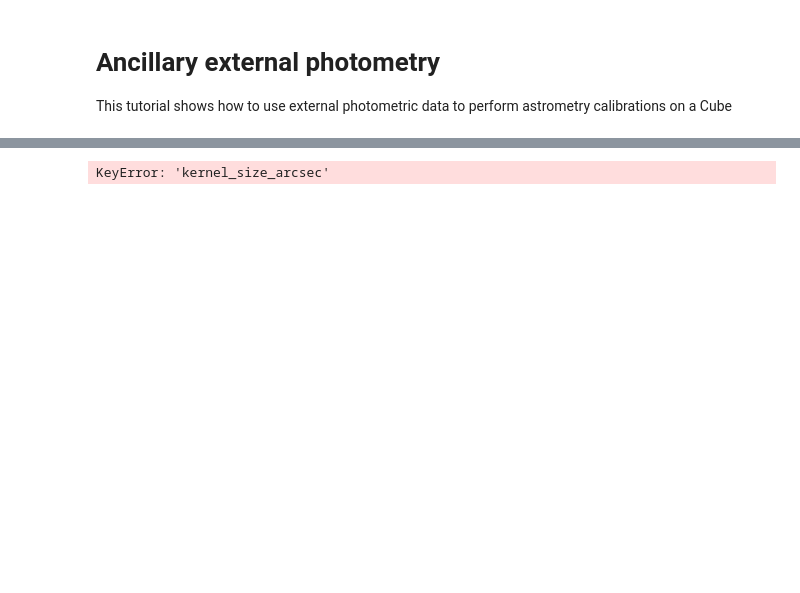
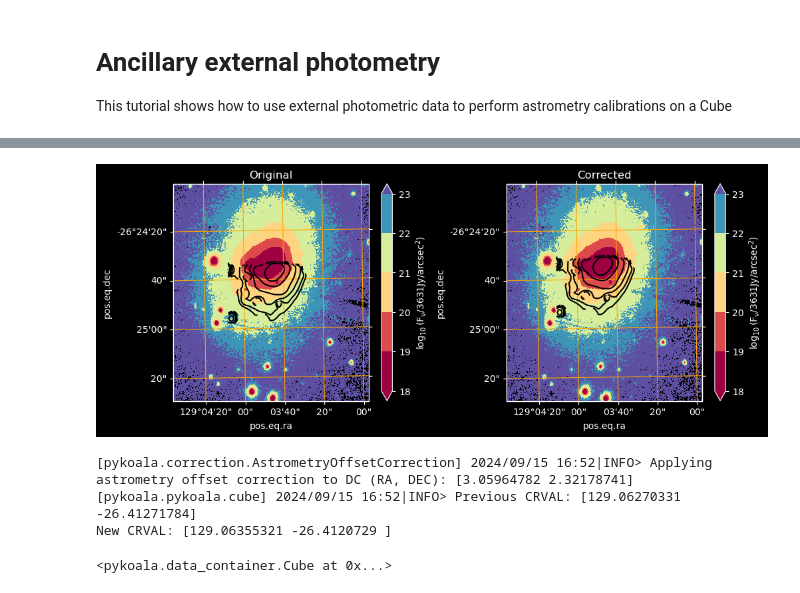
Before and after one commit to pykoala/pykoala, a Jupyter notebook: tutorials/compare_with_external_photo.ipynb, the cells around one changed output, grey strips where cells are left out. Saved outputs shown, nothing was run; the diff lists cells and outputs as text; code cells hidden in the pictures; blank space fills up the shorter version.

```diff
--- a/tutorials/compare_with_external_photo.ipynb
+++ b/tutorials/compare_with_external_photo.ipynb
@@ -11,8 +11,8 @@ import numpy as np
 
 from pykoala.data_container import Cube
 
-cube = Cube(file_path="products/Henize_2-10_cube_no_sky.fits.gz",
-            hdul_extensions_map={"INTENSITY": "INTENSITY", "VARIANCE": "VARIANCE"})
+cube = Cube.from_fits("products/Henize_2-10_cube_no_sky.fits.gz",
+                        hdul_extensions_map={"INTENSITY": "INTENSITY", "VARIANCE": "VARIANCE"})
 
 # Read the sky position and cube pixel size from the header
 he2_10_ra, he2_10_dec = cube.wcs.celestial.wcs.crval[:2]
@@ -37,9 +28,7 @@ PYKOALA0= '0.8.0+14.gb70d00e.dirty' / PyKOALA version
 # %%
-from pykoala.corrections.external_data import AncillaryDataCorrection
-
-anc_data_corr = AncillaryDataCorrection([cube])
+from pykoala.photometry import query_image
 
 # Query r-band photometry from PS using a cutout with the size of the input cube
 # + 30 additional arcseconds on every side. Save the fits in the current working directory
-anc_data_corr.query_image(survey='PS', filters='i', im_extra_size_arcsec=30, im_output_dir='.')
+image_query_results = query_image([cube], filters='i', im_extra_size_arcsec=30, im_output_dir='.')
 # %% [output]
@@ -105,5 +54,0 @@ If the result is acceptable, we can then apply this correction to the Data Conta
-# %%
-ra_dec_offset = results[0]['PANSTARRS_PS1.i']['offset_mean']
-print(ra_dec_offset)
-
-cube = anc_data_corr.apply(cube, ra_dec_offset)
@@ -134,0 +55,5 @@ qc_external_image(- 2.5 * np.log10(dc_photometry['PANSTARRS_PS1.i']['synth_photo
+# %%
+from pykoala.corrections.astrometry import AstrometryOffsetCorrection
+
+astrometric_correction, results = AstrometryOffsetCorrection.from_external_image(
+    cube, image_query_results["PS1.i"], filter_name="PANSTARRS_PS1.i")
@@ -135,5 +70,13 @@ qc_external_image(- 2.5 * np.log10(dc_photometry['PANSTARRS_PS1.i']['synth_photo
+# %%
+results["offset_fig"]
+# %% [output]
+[figure, added]
 # %%
+cube = astrometric_correction.apply(cube)
 # Save the final version of the cube
 cube.to_fits("products/Henize_2-10_cube_astrometry.fits.gz")
 # %% [output]
-KeyError: 'kernel_size_arcsec'
+[pykoala.correction.AstrometryOffsetCorrection] 2024/09/15 16:52|INFO> Applying astrometry offset correction to DC (RA, DEC): [3.05964782 2.32178741]
+[pykoala.pykoala.cube] 2024/09/15 16:52|INFO> Previous CRVAL: [129.06270331 -26.41271784]
+New CRVAL: [129.06355321 -26.4120729 ]
+<pykoala.data_container.Cube at 0x...>
```
Also changed, not shown: parts of 20 cells of this notebook.
